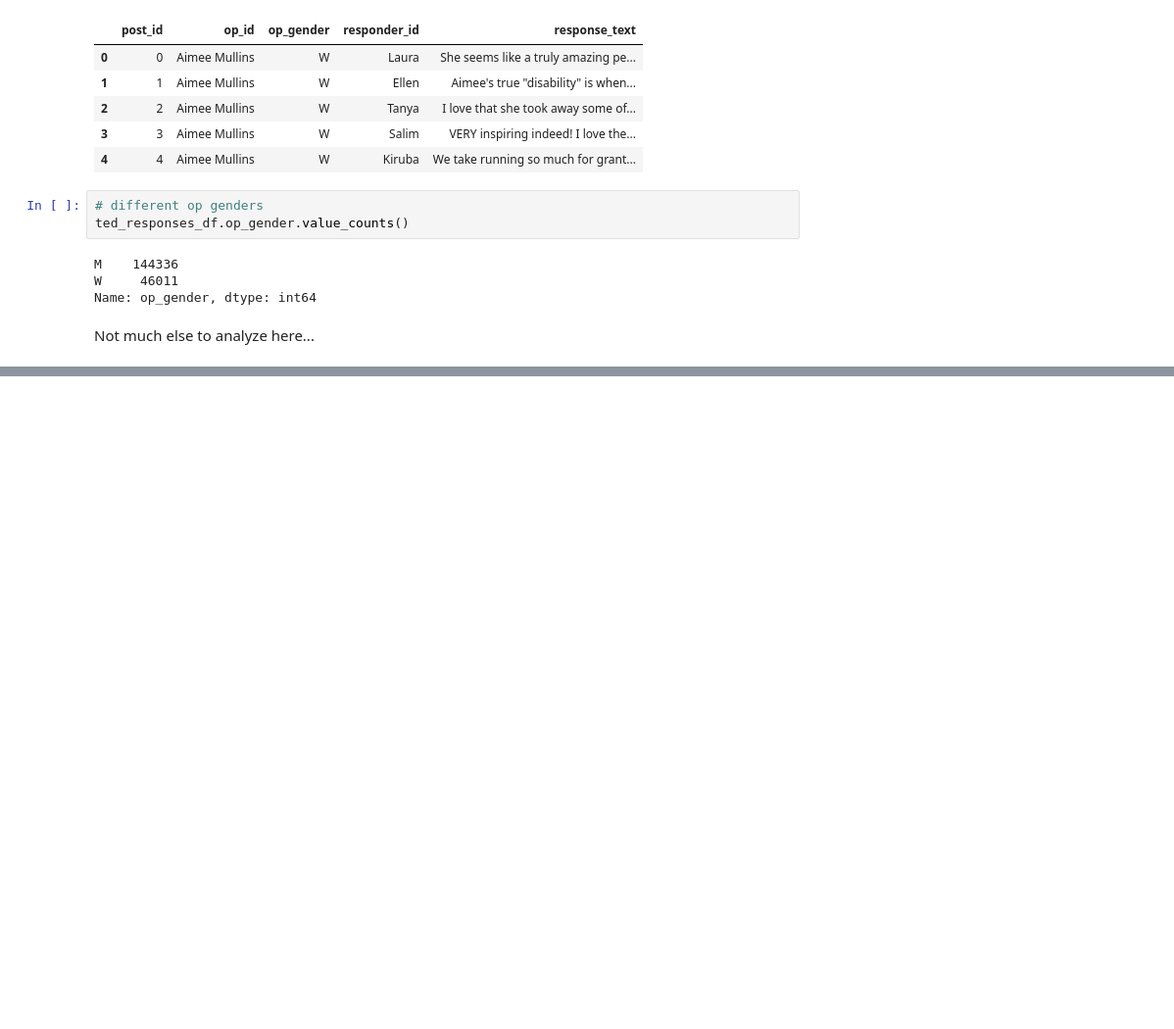
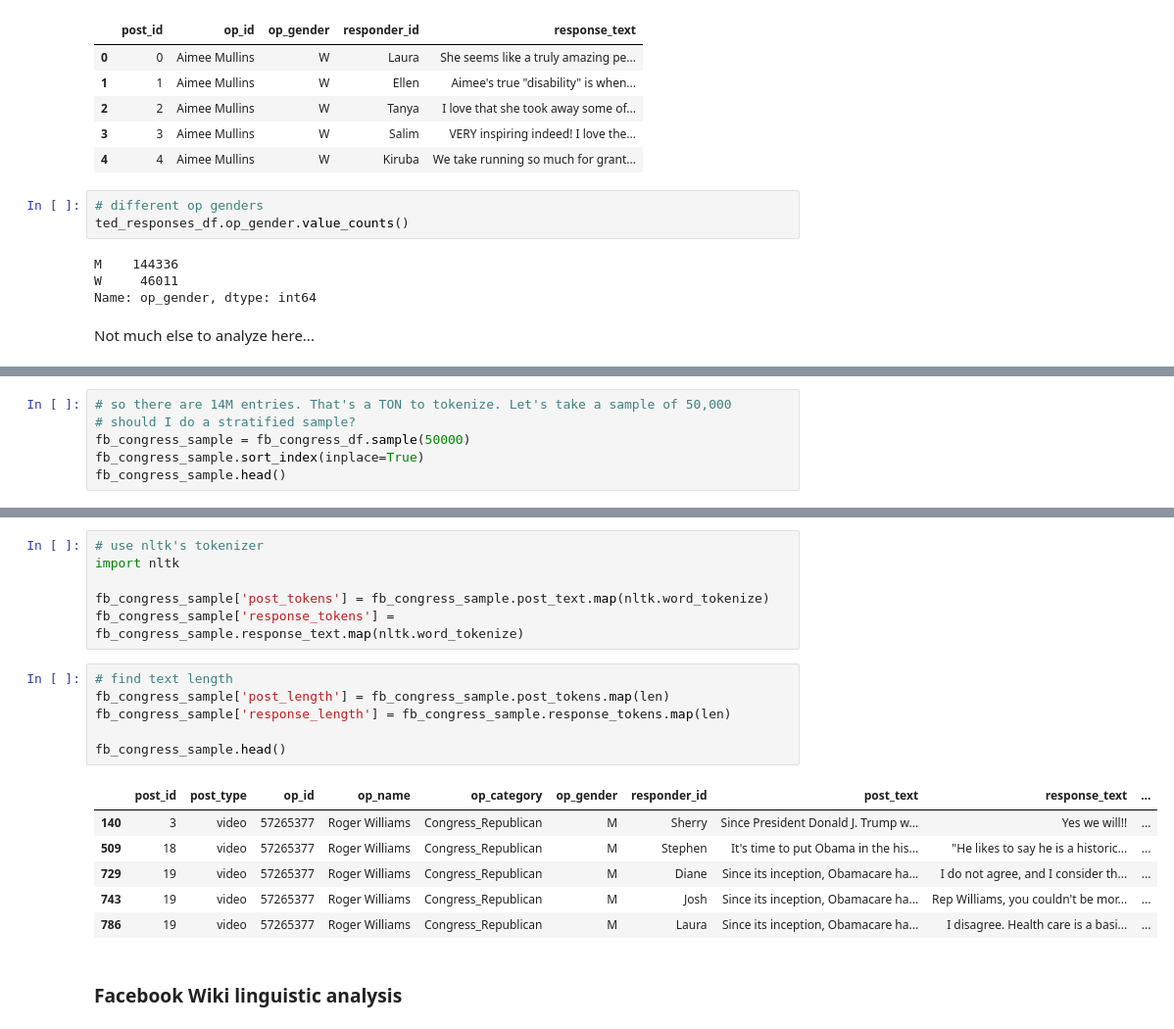
Before and after one commit to Data-Science-for-Linguists-2019/Gendered-Interaction-Online, a Jupyter notebook: exploratory_data_analysis/main_analysis.ipynb, the cells around one changed output, grey strips where cells are left out. Shown at 98% size. Saved outputs shown, nothing was run; the diff lists cells and outputs as text; blank space fills up the shorter version.

Commit message:
started linguistic analysis

```diff
--- a/exploratory_data_analysis/main_analysis.ipynb
+++ b/exploratory_data_analysis/main_analysis.ipynb
@@ -318,0 +353,6 @@ Not much else to analyze here...
+# %%
+# so there are 14M entries. That's a TON to tokenize. Let's take a sample of 50,000
+# should I do a stratified sample?
+fb_congress_sample = fb_congress_df.sample(50000)
+fb_congress_sample.sort_index(inplace=True)
+fb_congress_sample.head()
@@ -318,0 +388,21 @@ Not much else to analyze here...
+# %%
+# use nltk's tokenizer
+import nltk
+
+fb_congress_sample['post_tokens'] = fb_congress_sample.post_text.map(nltk.word_tokenize)
+fb_congress_sample['response_tokens'] = fb_congress_sample.response_text.map(nltk.word_tokenize)
+# %%
+# find text length
+fb_congress_sample['post_length'] = fb_congress_sample.post_tokens.map(len)
+fb_congress_sample['response_length'] = fb_congress_sample.response_tokens.map(len)
+
+fb_congress_sample.head()
+# %% [output]
+|  | post_id | post_type | op_id | op_name | op_category | op_gender | responder_id | post_text | response_text | ... |
+| 140 | 3 | video | 57265377 | Roger Williams | Congress_Republican | M | Sherry | Since President Donald J. Trump w... | Yes we will!! | ... |
+| 509 | 18 | video | 57265377 | Roger Williams | Congress_Republican | M | Stephen | It's time to put Obama in the his... | "He likes to say he is a historic... | ... |
+| 729 | 19 | video | 57265377 | Roger Williams | Congress_Republican | M | Diane | Since its inception, Obamacare ha... | I do not agree, and I consider th... | ... |
+| 743 | 19 | video | 57265377 | Roger Williams | Congress_Republican | M | Josh | Since its inception, Obamacare ha... | Rep Williams, you couldn't be mor... | ... |
+| 786 | 19 | video | 57265377 | Roger Williams | Congress_Republican | M | Laura | Since its inception, Obamacare ha... | I disagree. Health care is a basi... | ... |
+# %% [markdown]
+### Facebook Wiki linguistic analysis
```
Also changed, not shown: parts of 8 cells of this notebook.
